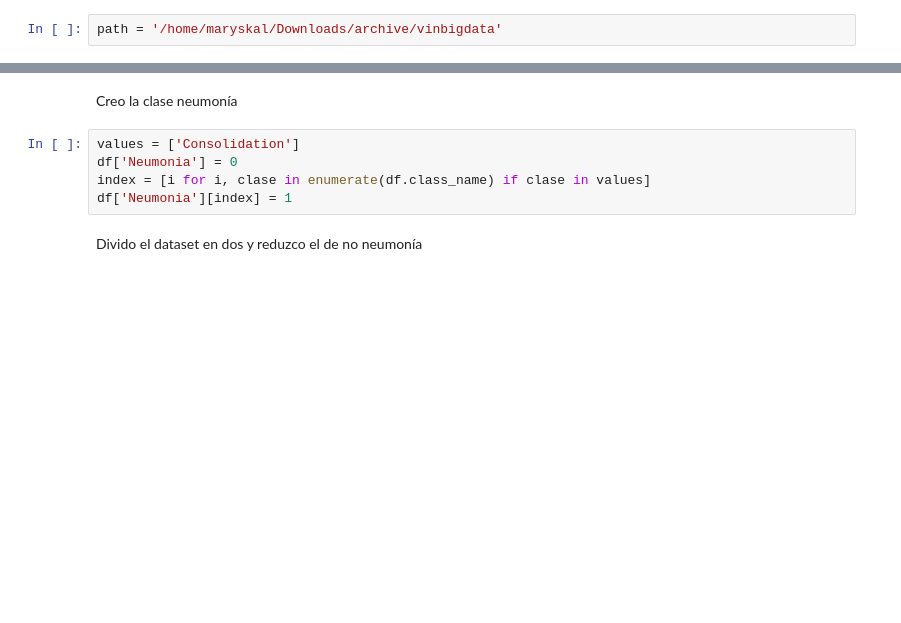
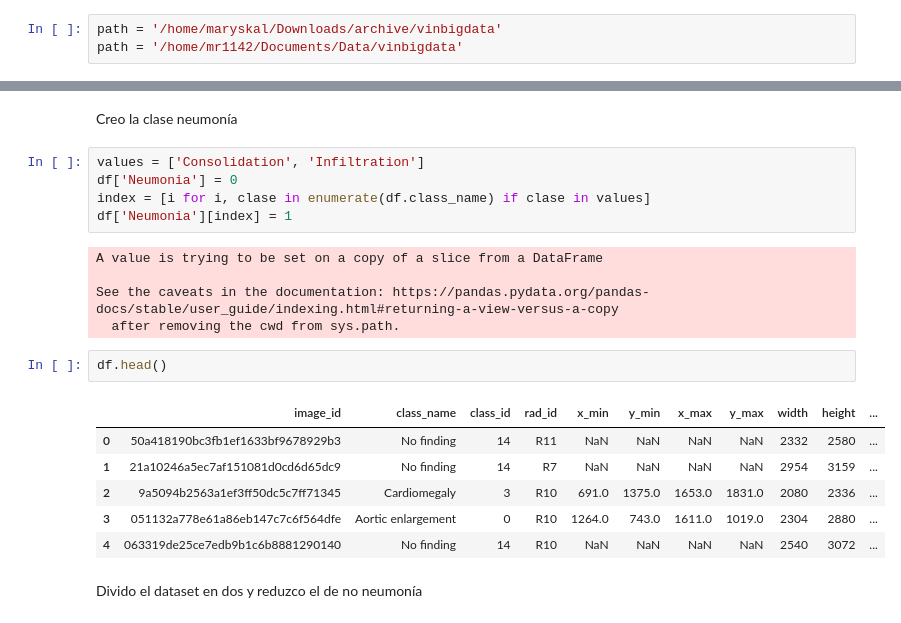
Before and after one commit to maryskal/SITK, a Jupyter notebook: neural_networks/EfficienNet.ipynb, the cells around one changed output, grey strips where cells are left out. Cells and saved outputs as stored; diff of their text form; blank space fills up the shorter version.

```diff
--- a/neural_networks/EfficienNet.ipynb
+++ b/neural_networks/EfficienNet.ipynb
@@ -52,6 +22,7 @@ model.summary()
 ## Dataframe
 # %%
 path = '/home/maryskal/Downloads/archive/vinbigdata'
+path = '/home/mr1142/Documents/Data/vinbigdata'
 # %%
 df = pd.read_csv(os.path.join(path, 'train.csv'))
 # %%
@@ -64,10 +60,24 @@ for i, finding in enumerate(np.unique(df.class_name)):
 # %% [markdown]
 Creo la clase neumonía
 # %%
-values = ['Consolidation']
+values = ['Consolidation', 'Infiltration']
 df['Neumonia'] = 0
 index = [i for i, clase in enumerate(df.class_name) if clase in values]
 df['Neumonia'][index] = 1
+# %% [output]
+A value is trying to be set on a copy of a slice from a DataFrame
+
+See the caveats in the documentation: https://pandas.pydata.org/pandas-docs/stable/user_guide/indexing.html#returning-a-view-versus-a-copy
+  after removing the cwd from sys.path.
+# %%
+df.head()
+# %% [output]
+|  | image_id | class_name | class_id | rad_id | x_min | y_min | x_max | y_max | width | height | ... |
+| 0 | 50a418190bc3fb1ef1633bf9678929b3 | No finding | 14 | R11 | NaN | NaN | NaN | NaN | 2332 | 2580 | ... |
+| 1 | 21a10246a5ec7af151081d0cd6d65dc9 | No finding | 14 | R7 | NaN | NaN | NaN | NaN | 2954 | 3159 | ... |
+| 2 | 9a5094b2563a1ef3ff50dc5c7ff71345 | Cardiomegaly | 3 | R10 | 691.0 | 1375.0 | 1653.0 | 1831.0 | 2080 | 2336 | ... |
+| 3 | 051132a778e61a86eb147c7c6f564dfe | Aortic enlargement | 0 | R10 | 1264.0 | 743.0 | 1611.0 | 1019.0 | 2304 | 2880 | ... |
+| 4 | 063319de25ce7edb9b1c6b8881290140 | No finding | 14 | R10 | NaN | NaN | NaN | NaN | 2540 | 3072 | ... |
 # %% [markdown]
 Divido el dataset en dos y reduzco el de no neumonía
 # %%
```
Also changed, not shown: parts of 61 cells of this notebook, 1 other file.
